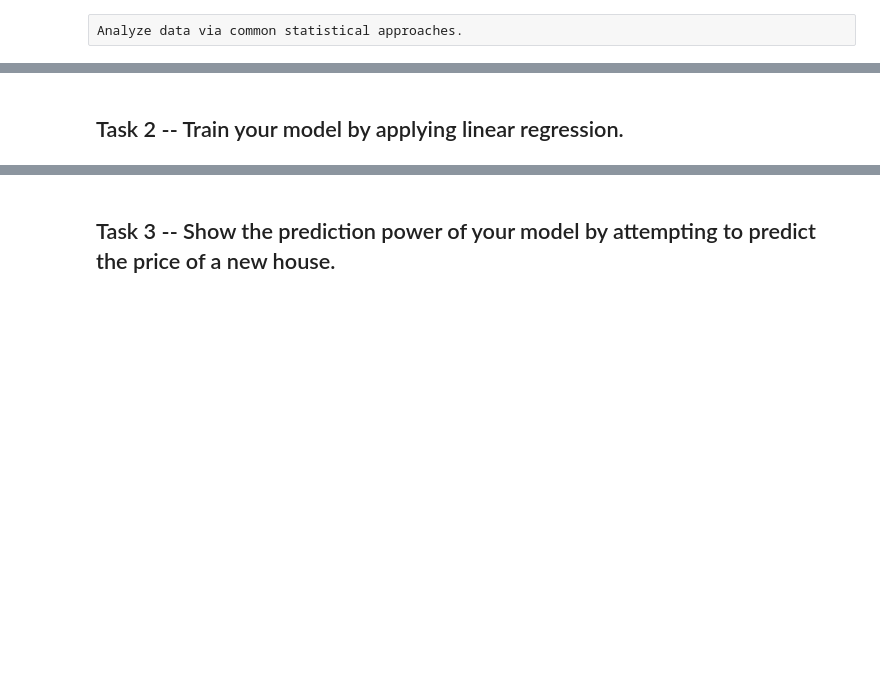
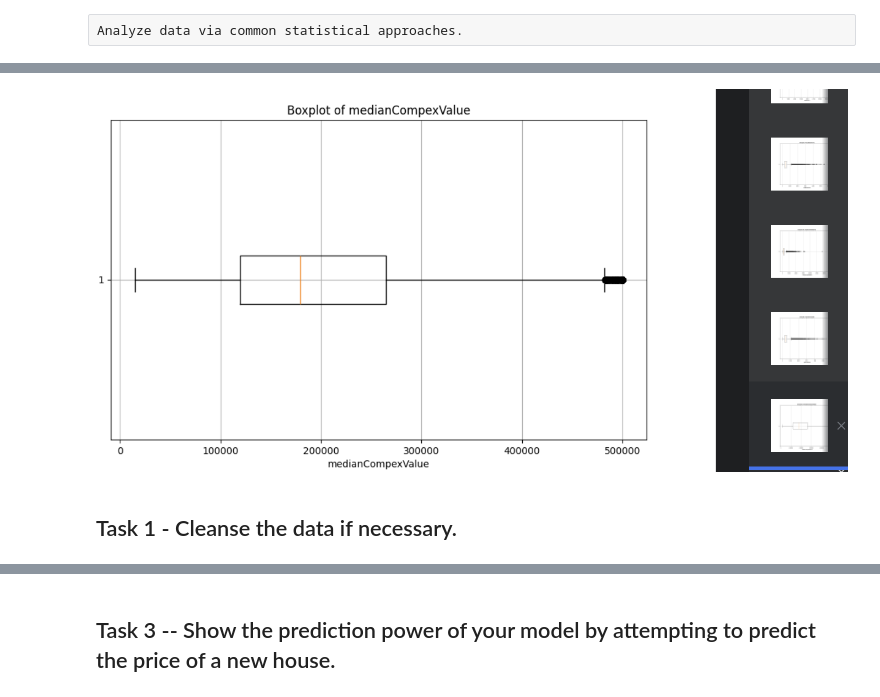
Before and after one commit to vastafi/AI_Labs, a Jupyter notebook: 4.LinearRegression/L4_Astafi_Valentina.ipynb, the cells around one changed output, grey strips where cells are left out. Cells and saved outputs as stored; diff of their text form; code cells hidden in the pictures; blank space fills up the shorter version.

Commit message:
finish report for lab linear regression

```diff
--- a/4.LinearRegression/L4_Astafi_Valentina.ipynb
+++ b/4.LinearRegression/L4_Astafi_Valentina.ipynb
@@ -83,2 +110,6 @@ Image(filename="./results/6.png")
+# %%
+ Image(filename="./results/9.png")
+# %% [output]
+[figure, added]
 # %% [markdown]
-## Task 2 -- Train your model by applying linear regression.
+## Task 1 - Cleanse the data if necessary.
```
Also changed, not shown: parts of 40 cells of this notebook, 22 other files.
